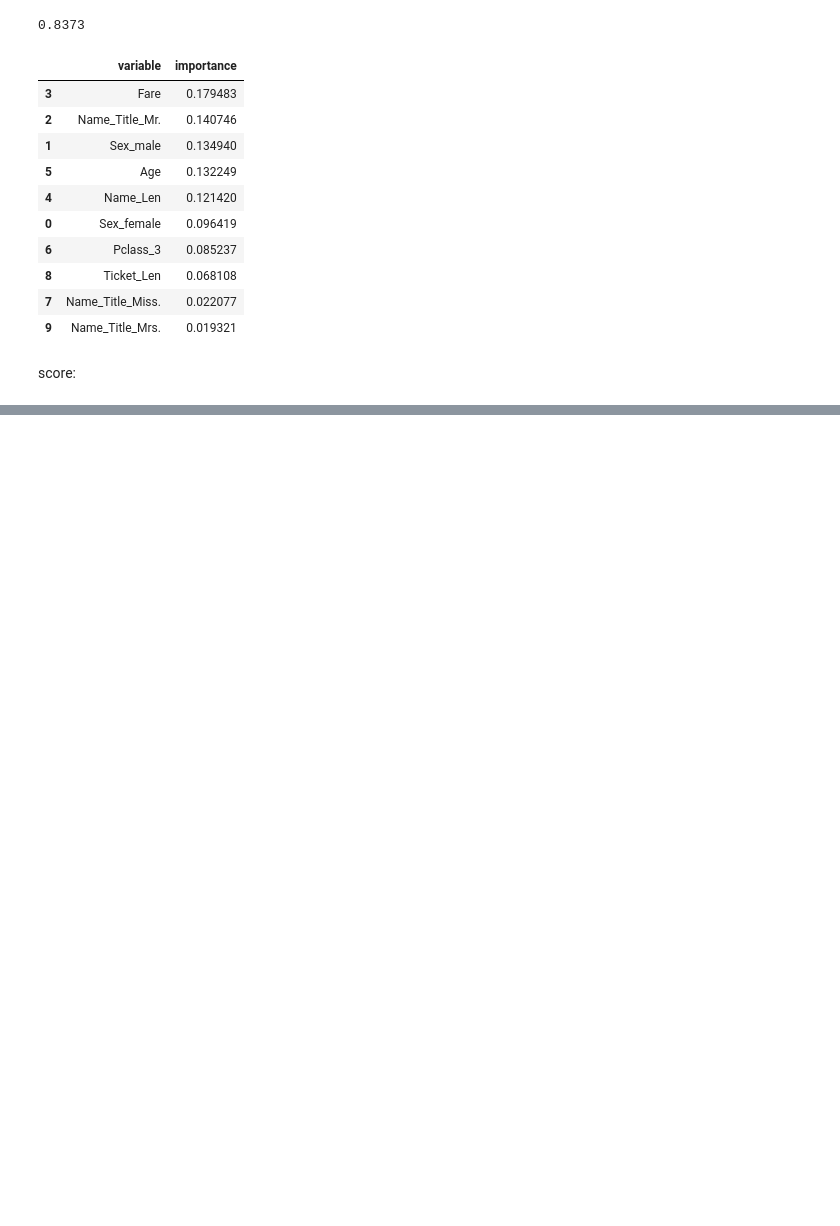
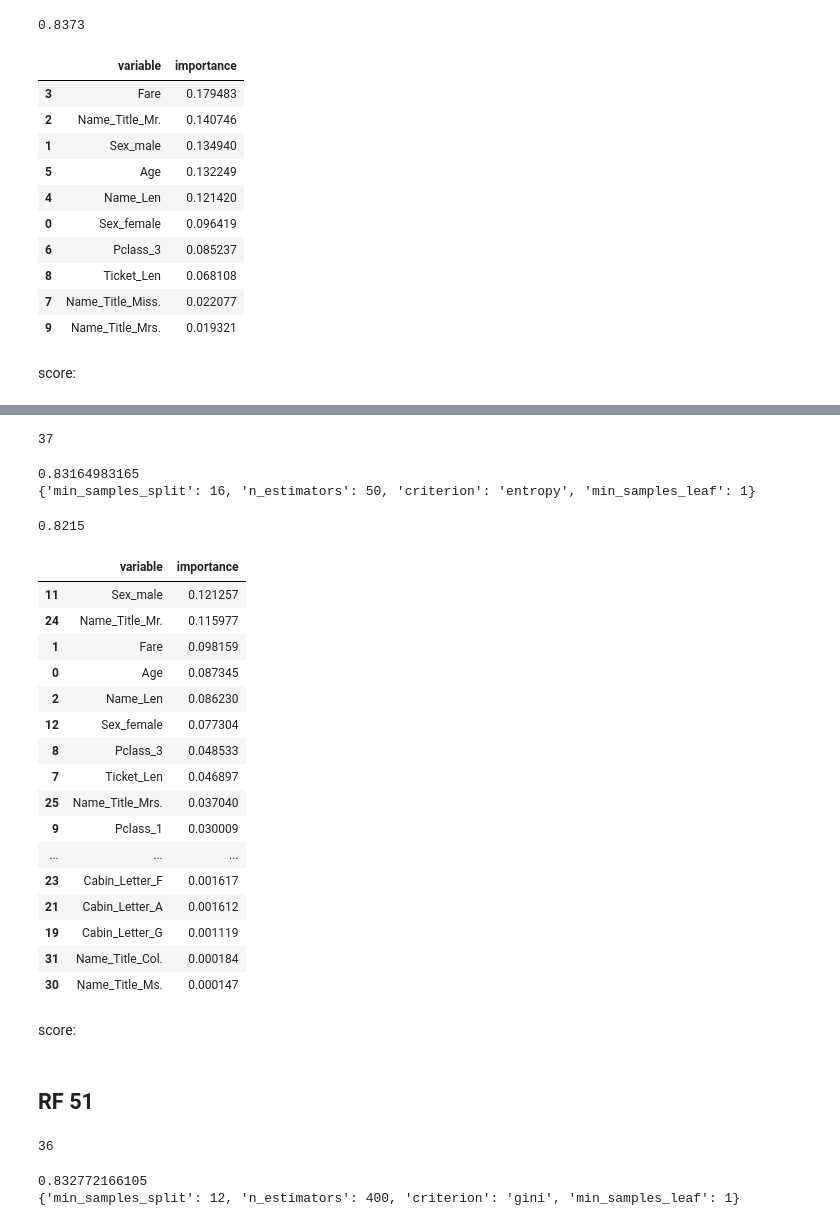
Before and after one commit to zlatankr/Projects, a Jupyter notebook: Titanic/random_forest.ipynb, the cells around one changed output, grey strips where cells are left out. Saved outputs shown, nothing was run; the diff lists cells and outputs as text; code cells hidden in the pictures; blank space fills up the shorter version.

```diff
--- a/Titanic/random_forest.ipynb
+++ b/Titanic/random_forest.ipynb
@@ -2146,0 +2149,21 @@ score:
+# %%
+train = pd.read_csv(os.path.join('data', 'train.csv'))
+test = pd.read_csv(os.path.join('data', 'test.csv'))
+train, test = feature_process_helper.names(train, test)
+train, test = feature_process_helper.age_impute(train, test)
+train, test = feature_process_helper.cabin_num(train, test)
+train, test = feature_process_helper.cabin(train, test)
+train, test = feature_process_helper.embarked_impute(train, test)
+train, test = feature_process_helper.fam_size(train, test)
+train['Ticket_Len'] = train['Ticket'].apply(lambda x: len(x))
+test['Ticket_Len'] = test['Ticket'].apply(lambda x: len(x))
+#train['Ticket_Len'] = train['Ticket'].apply(lambda x: len(x))
+#test['Ticket_Len'] = test['Ticket'].apply(lambda x: len(x))
+#train, test = feature_process_helper.ticket_grouped(train, test)
+train, test = feature_process_helper.dummies(train, test, columns = ['Pclass', 'Sex', 'Embarked',
+                                                                     'Cabin_Letter', 'Name_Title', 'Fam_Size'])
+train, test = feature_process_helper.drop(train, test, bye = ['Ticket'])
+# %%
+len(train.columns)
+# %% [output]
+37
@@ -2146,0 +2188,41 @@ score:
+# %%
+print(gs.best_score_)
+print(gs.best_params_)
+# %% [output]
+0.83164983165
+{'min_samples_split': 16, 'n_estimators': 50, 'criterion': 'entropy', 'min_samples_leaf': 1}
+# %%
+rf = RandomForestClassifier(criterion='entropy',
+                             n_estimators=50,
+                             min_samples_split=16,
+                             min_samples_leaf=1,
+                             max_features='auto',
+                             oob_score=True,
+                             random_state=1,
+                             n_jobs=-1)
+rf.fit(train.iloc[:, 2:], train.iloc[:, 1])
+print "%.4f" % rf.oob_score_
+# %% [output]
+0.8215
+# %%
+pd.concat((pd.DataFrame(train.iloc[:, 2:].columns, columns = ['variable']),
+           pd.DataFrame(rf.feature_importances_, columns = ['importance'])),
+          axis = 1).sort_values(by='importance', ascending = False)
+# %% [output]
+|  | variable | importance |
+| 11 | Sex_male | 0.121257 |
+| 24 | Name_Title_Mr. | 0.115977 |
+| 1 | Fare | 0.098159 |
+| 0 | Age | 0.087345 |
+| 2 | Name_Len | 0.086230 |
+| 12 | Sex_female | 0.077304 |
+| 8 | Pclass_3 | 0.048533 |
+| 7 | Ticket_Len | 0.046897 |
+| 25 | Name_Title_Mrs. | 0.037040 |
+| 9 | Pclass_1 | 0.030009 |
+| ... | ... | ... |
+| 23 | Cabin_Letter_F | 0.001617 |
+| 21 | Cabin_Letter_A | 0.001612 |
+| 19 | Cabin_Letter_G | 0.001119 |
+| 31 | Name_Title_Col. | 0.000184 |
+| 30 | Name_Title_Ms. | 0.000147 |
@@ -2146,0 +2235,4 @@ score:
+# %% [markdown]
+score:
+# %% [markdown]
+## RF 51
@@ -2146,0 +2256,4 @@ score:
+# %%
+len(train.columns)
+# %% [output]
+36
@@ -2146,0 +2278,6 @@ score:
+# %%
+print(gs.best_score_)
+print(gs.best_params_)
+# %% [output]
+0.832772166105
+{'min_samples_split': 12, 'n_estimators': 400, 'criterion': 'gini', 'min_samples_leaf': 1}
```
Also changed, not shown: parts of 9 cells of this notebook, 2 other files.
